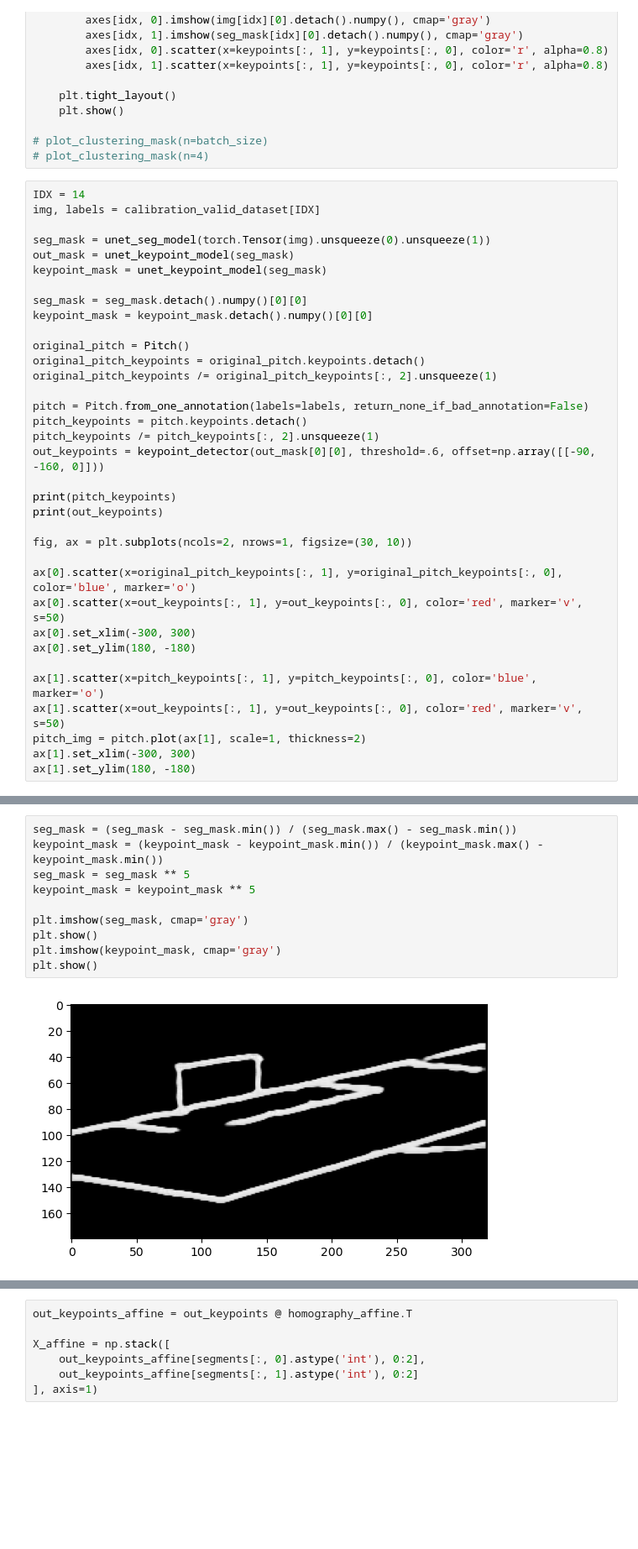
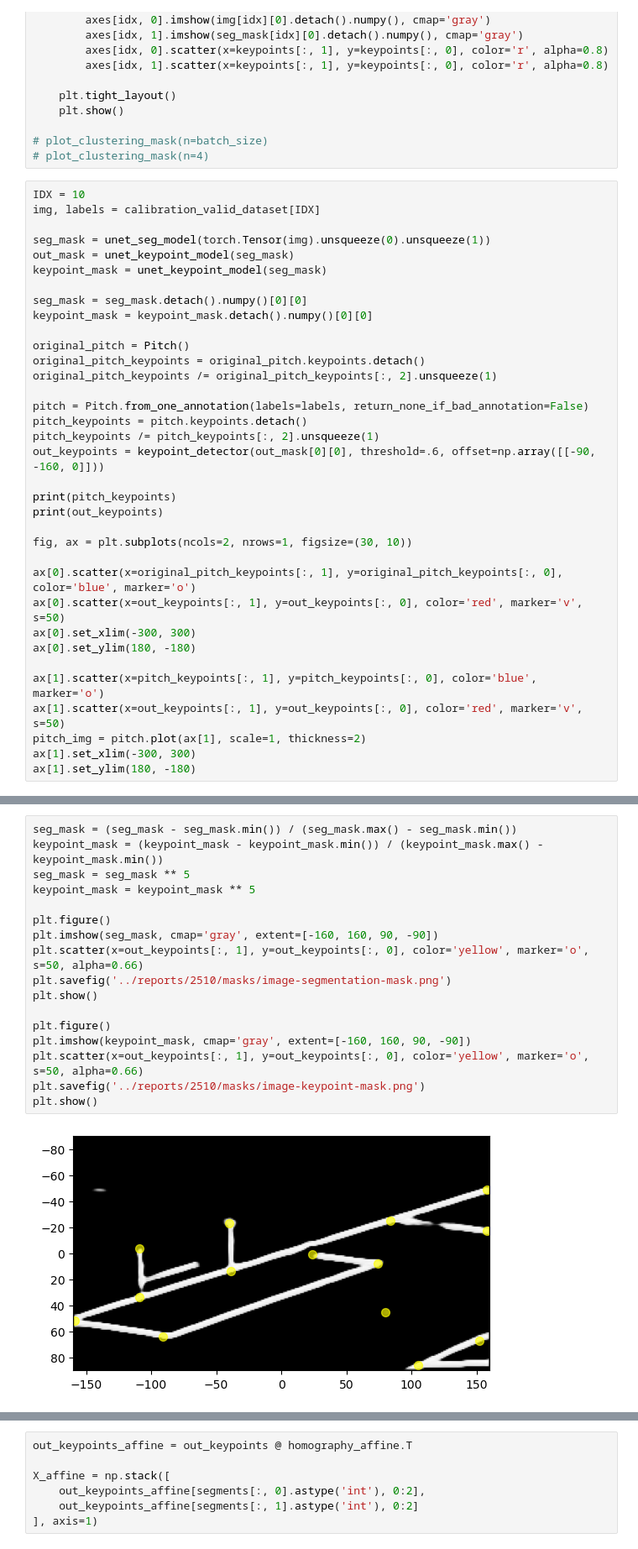
Before and after one commit to SamNguyen2k5/NUSC-ISC-FootballAnalysis, a Jupyter notebook: notebooks/251028 - Keypoint Mask Clustering.ipynb, the cells around one changed output, grey strips where cells are left out. Shown at 84% size. Cells and saved outputs as stored; diff of their text form; blank space fills up the shorter version.

```diff
--- a/notebooks/251028 - Keypoint Mask Clustering.ipynb
+++ b/notebooks/251028 - Keypoint Mask Clustering.ipynb
@@ -191,7 +191,7 @@ def plot_clustering_mask(n, threshold=.8):
 # plot_clustering_mask(n=batch_size)
 # plot_clustering_mask(n=4)
 # %%
-IDX = 14
+IDX = 10
 img, labels = calibration_valid_dataset[IDX]
 
 seg_mask = unet_seg_model(torch.Tensor(img).unsqueeze(0).unsqueeze(1))
@@ -248,12 +248,19 @@ tensor([[ 1.1039e+02,  1.3722e+03,  1.0000e+00],
 # %%
 seg_mask = (seg_mask - seg_mask.min()) / (seg_mask.max() - seg_mask.min())
 keypoint_mask = (keypoint_mask - keypoint_mask.min()) / (keypoint_mask.max() - keypoint_mask.min())
 seg_mask = seg_mask ** 5
 keypoint_mask = keypoint_mask ** 5
 
-plt.imshow(seg_mask, cmap='gray')
+plt.figure()
+plt.imshow(seg_mask, cmap='gray', extent=[-160, 160, 90, -90])
+plt.scatter(x=out_keypoints[:, 1], y=out_keypoints[:, 0], color='yellow', marker='o', s=50, alpha=0.66)
+plt.savefig('../reports/2510/masks/image-segmentation-mask.png')
 plt.show()
-plt.imshow(keypoint_mask, cmap='gray')
+
+plt.figure()
+plt.imshow(keypoint_mask, cmap='gray', extent=[-160, 160, 90, -90])
+plt.scatter(x=out_keypoints[:, 1], y=out_keypoints[:, 0], color='yellow', marker='o', s=50, alpha=0.66)
+plt.savefig('../reports/2510/masks/image-keypoint-mask.png')
 plt.show()
 # %% [output]
-[figure, old version]
+[figure, new version]
```
Also changed, not shown: parts of 21 cells of this notebook, 24 other files.
